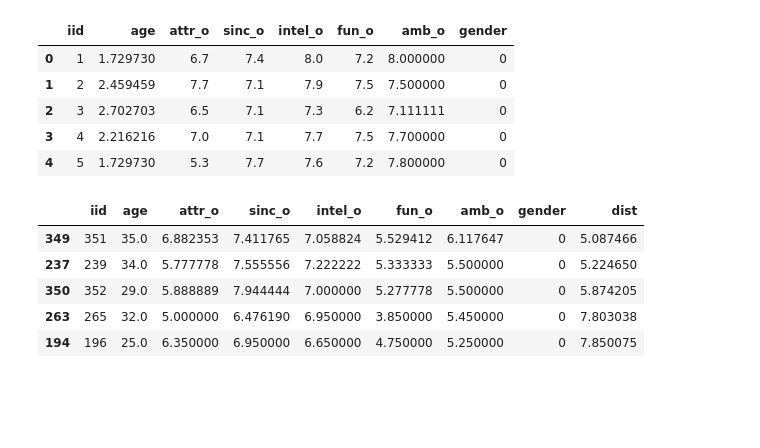
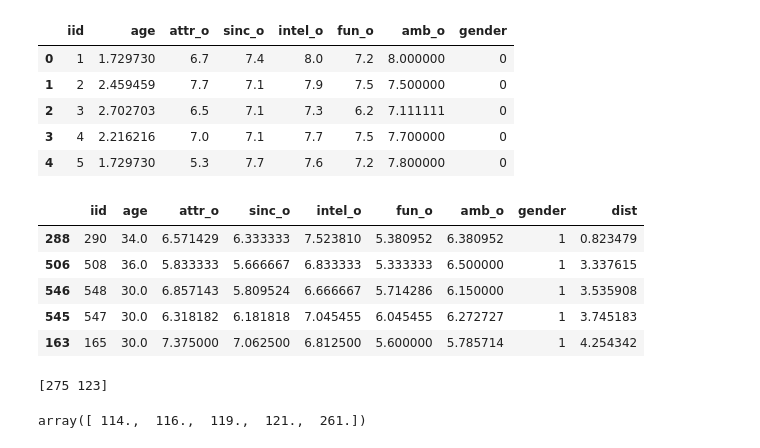
Before and after one commit to whathelll/speed-dating-analysis, a Jupyter notebook: daniel/Neighbours.ipynb, the cells around one changed output. Saved outputs shown, nothing was run; the diff lists cells and outputs as text; code cells hidden in the pictures; blank space fills up the shorter version.

Commit message:
Updated Neighbours and Perceptions

```diff
--- a/daniel/Neighbours.ipynb
+++ b/daniel/Neighbours.ipynb
@@ -81,16 +84,21 @@ def nearest_neighbours(att_series=pd.Series(), iid_val=None):
     return df2
 # %%
 # Just change these Series values if you want to play around
-my_atts = pd.Series([0, 38, 7, 8, 6, 4, 5], index=['gender', 'age', 'attr', 'sinc', 'intel', 'fun', 'amb'])
+my_atts = pd.Series([1, 36, 7, 6, 8, 5, 6], index=['gender', 'age', 'attr', 'sinc', 'intel', 'fun', 'amb'])
 # my_iid = 10
 
 nearest_neighbours(att_series=my_atts).head()
 # %% [output]
 |  | iid | age | attr_o | sinc_o | intel_o | fun_o | amb_o | gender | dist |
-| 349 | 351 | 35.0 | 6.882353 | 7.411765 | 7.058824 | 5.529412 | 6.117647 | 0 | 5.087466 |
-| 237 | 239 | 34.0 | 5.777778 | 7.555556 | 7.222222 | 5.333333 | 5.500000 | 0 | 5.224650 |
-| 350 | 352 | 29.0 | 5.888889 | 7.944444 | 7.000000 | 5.277778 | 5.500000 | 0 | 5.874205 |
-| 263 | 265 | 32.0 | 5.000000 | 6.476190 | 6.950000 | 3.850000 | 5.450000 | 0 | 7.803038 |
-| 194 | 196 | 25.0 | 6.350000 | 6.950000 | 6.650000 | 4.750000 | 5.250000 | 0 | 7.850075 |
+| 288 | 290 | 34.0 | 6.571429 | 6.333333 | 7.523810 | 5.380952 | 6.380952 | 1 | 0.823479 |
+| 506 | 508 | 36.0 | 5.833333 | 5.666667 | 6.833333 | 5.333333 | 6.500000 | 1 | 3.337615 |
+| 546 | 548 | 30.0 | 6.857143 | 5.809524 | 6.666667 | 5.714286 | 6.150000 | 1 | 3.535908 |
+| 545 | 547 | 30.0 | 6.318182 | 6.181818 | 7.045455 | 6.045455 | 6.272727 | 1 | 3.745183 |
+| 163 | 165 | 30.0 | 7.375000 | 7.062500 | 6.812500 | 5.600000 | 5.785714 | 1 | 4.254342 |
+# %%
+neighbour_ids = nearest_neighbours(att_series=my_atts).head(2)['iid'].values
+print neighbour_ids
+# %% [output]
+[275 123]
 # %%
 # Now if you want to find more information about the person of a particular iid, just search in the original df:
@@ -97,0 +106,7 @@ nearest_neighbours(att_series=my_atts).head()
+# %%
+# get the people that said yes to the neighbours
+id_list = dopple_df[dopple_df['dec_o'] == 1]['pid'].values
+# dopple_df[dopple_df['dec_o'] == 1]
+id_list
+# %% [output]
+array([ 114.,  116.,  119.,  121.,  261.])
```
Also changed, not shown: parts of 9 cells of this notebook, 1 other file.
